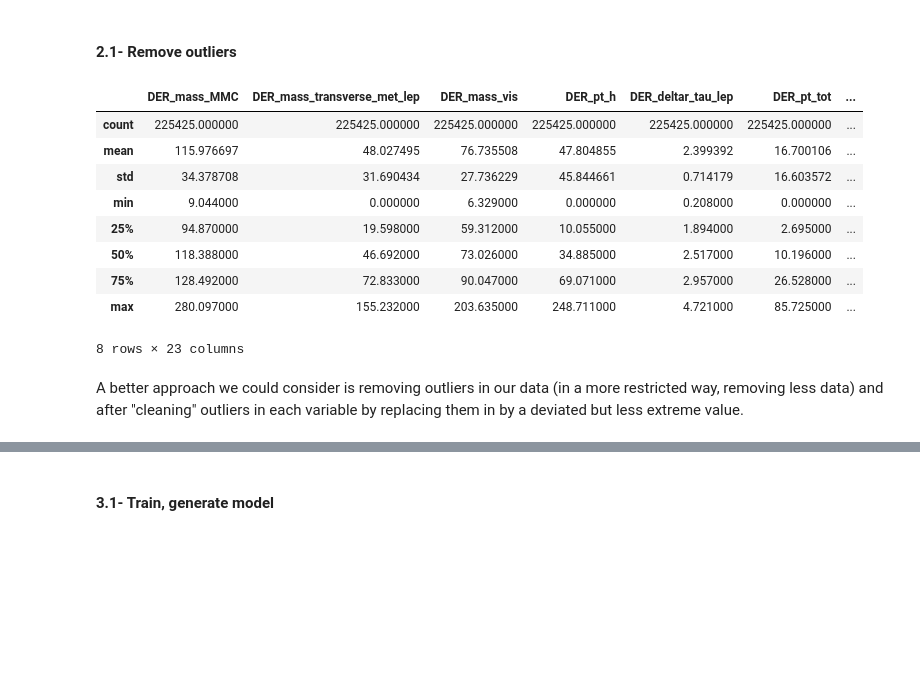
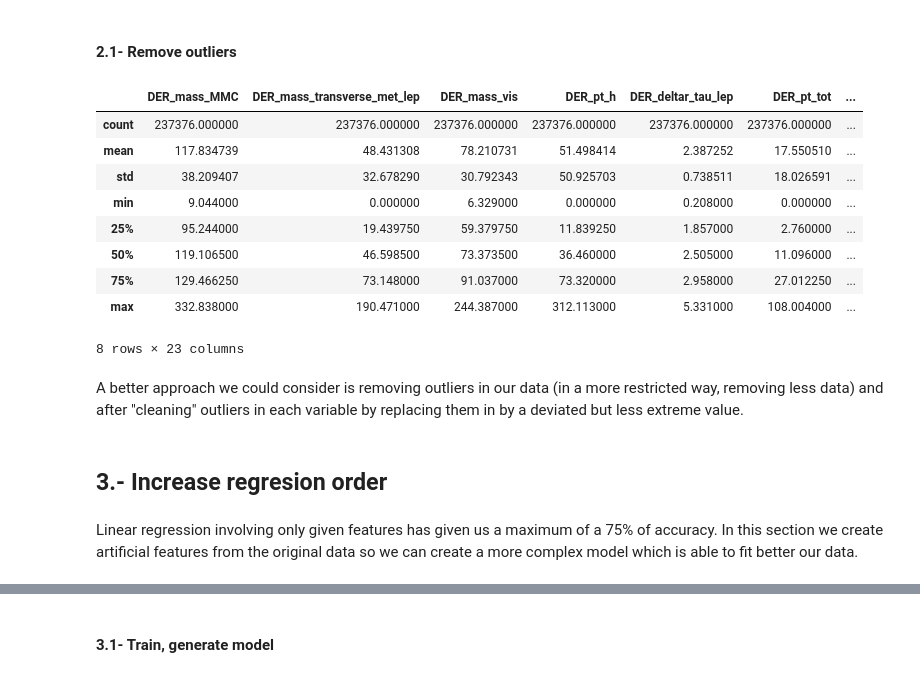
Before and after one commit to frblazquez/LC3, a Jupyter notebook: Project 1/scripts/data_preprocessing.ipynb, the cells around one changed output, grey strips where cells are left out. Cells and saved outputs as stored; diff of their text form; code cells hidden in the pictures; blank space fills up the shorter version.

```diff
--- a/Project 1/scripts/data_preprocessing.ipynb
+++ b/Project 1/scripts/data_preprocessing.ipynb
@@ -292,23 +292,27 @@ F.e. check the variable DER_pt_tot, the difference between the maximum value and
 from scipy import stats
 # %%
 z_train          = np.abs(stats.zscore(df_train_MV_cleaned.drop(['Prediction'], axis=1)))
-df_train_cleaned = df_train_MV_cleaned[(z_train < 3).all(axis=1)]
+df_train_cleaned = df_train_MV_cleaned[(z_train < 4).all(axis=1)]
 df_train_cleaned.describe()
 
 # In case we want to analyze outliers in test dataset
 #z_test           = np.abs(stats.zscore(df_test_MV_cleaned.drop(['Prediction'], axis=1)))
 #df_test_cleaned  = df_test_MV_cleaned[(z_test < 3).all(axis=1)]
 #df_test_cleaned.describe()
 # %% [output]
 |  | DER_mass_MMC | DER_mass_transverse_met_lep | DER_mass_vis | DER_pt_h | DER_deltar_tau_lep | DER_pt_tot | ... |
-| count | 225425.000000 | 225425.000000 | 225425.000000 | 225425.000000 | 225425.000000 | 225425.000000 | ... |
-| mean | 115.976697 | 48.027495 | 76.735508 | 47.804855 | 2.399392 | 16.700106 | ... |
-| std | 34.378708 | 31.690434 | 27.736229 | 45.844661 | 0.714179 | 16.603572 | ... |
+| count | 237376.000000 | 237376.000000 | 237376.000000 | 237376.000000 | 237376.000000 | 237376.000000 | ... |
+| mean | 117.834739 | 48.431308 | 78.210731 | 51.498414 | 2.387252 | 17.550510 | ... |
+| std | 38.209407 | 32.678290 | 30.792343 | 50.925703 | 0.738511 | 18.026591 | ... |
 | min | 9.044000 | 0.000000 | 6.329000 | 0.000000 | 0.208000 | 0.000000 | ... |
-| 25% | 94.870000 | 19.598000 | 59.312000 | 10.055000 | 1.894000 | 2.695000 | ... |
-| 50% | 118.388000 | 46.692000 | 73.026000 | 34.885000 | 2.517000 | 10.196000 | ... |
-| 75% | 128.492000 | 72.833000 | 90.047000 | 69.071000 | 2.957000 | 26.528000 | ... |
-| max | 280.097000 | 155.232000 | 203.635000 | 248.711000 | 4.721000 | 85.725000 | ... |
+| 25% | 95.244000 | 19.439750 | 59.379750 | 11.839250 | 1.857000 | 2.760000 | ... |
+| 50% | 119.106500 | 46.598500 | 73.373500 | 36.460000 | 2.505000 | 11.096000 | ... |
+| 75% | 129.466250 | 73.148000 | 91.037000 | 73.320000 | 2.958000 | 27.012250 | ... |
+| max | 332.838000 | 190.471000 | 244.387000 | 312.113000 | 5.331000 | 108.004000 | ... |
 8 rows × 23 columns
 # %% [markdown]
 A better approach we could consider is removing outliers in our data (in a more restricted way, removing less data) and after "cleaning" outliers in each variable by replacing them in by a deviated but less extreme value.
+# %% [markdown]
+## 3.- Increase regresion order
+# %% [markdown]
+Linear regression involving only given features has given us a maximum of a 75% of accuracy. In this section we create artificial features from the original data so we can create a more complex model which is able to fit better our data.
```
Also changed, not shown: parts of 8 cells of this notebook.
